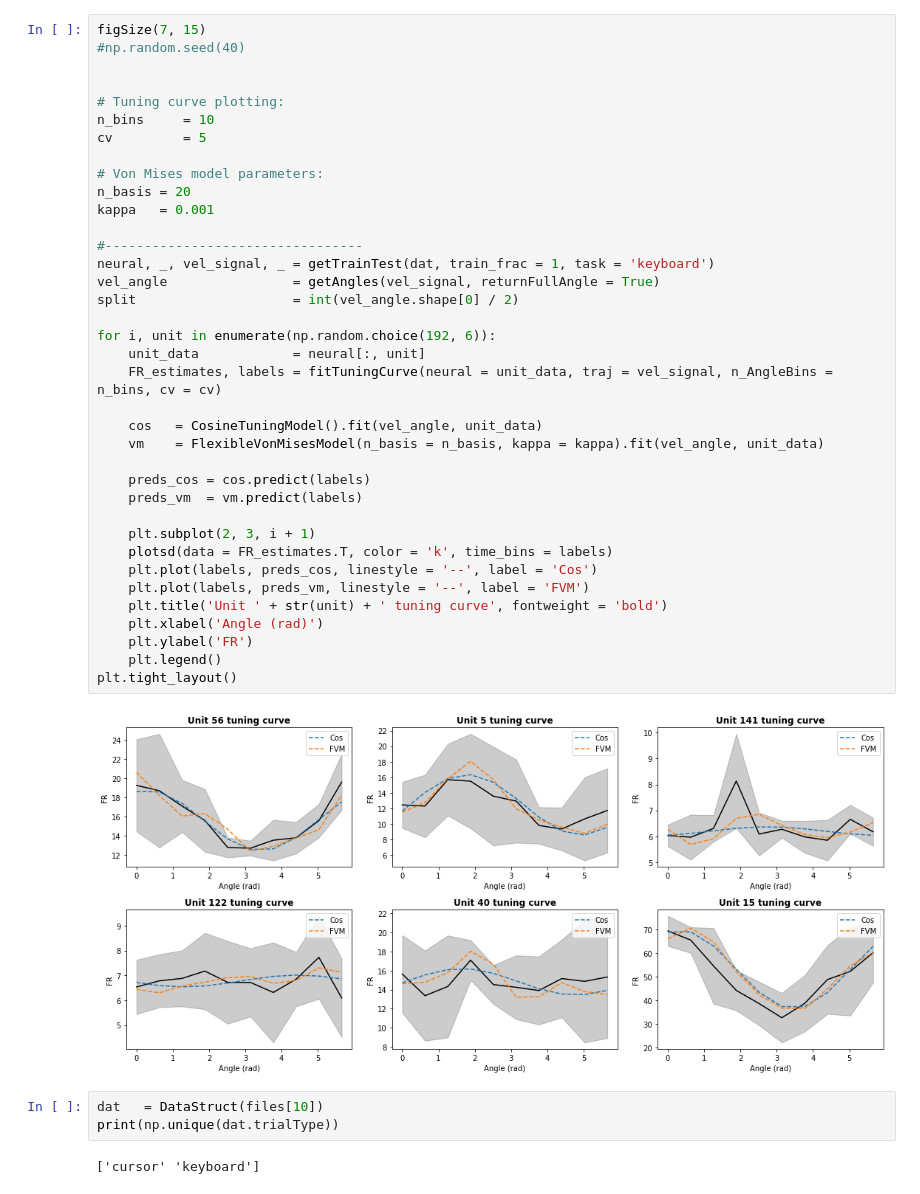
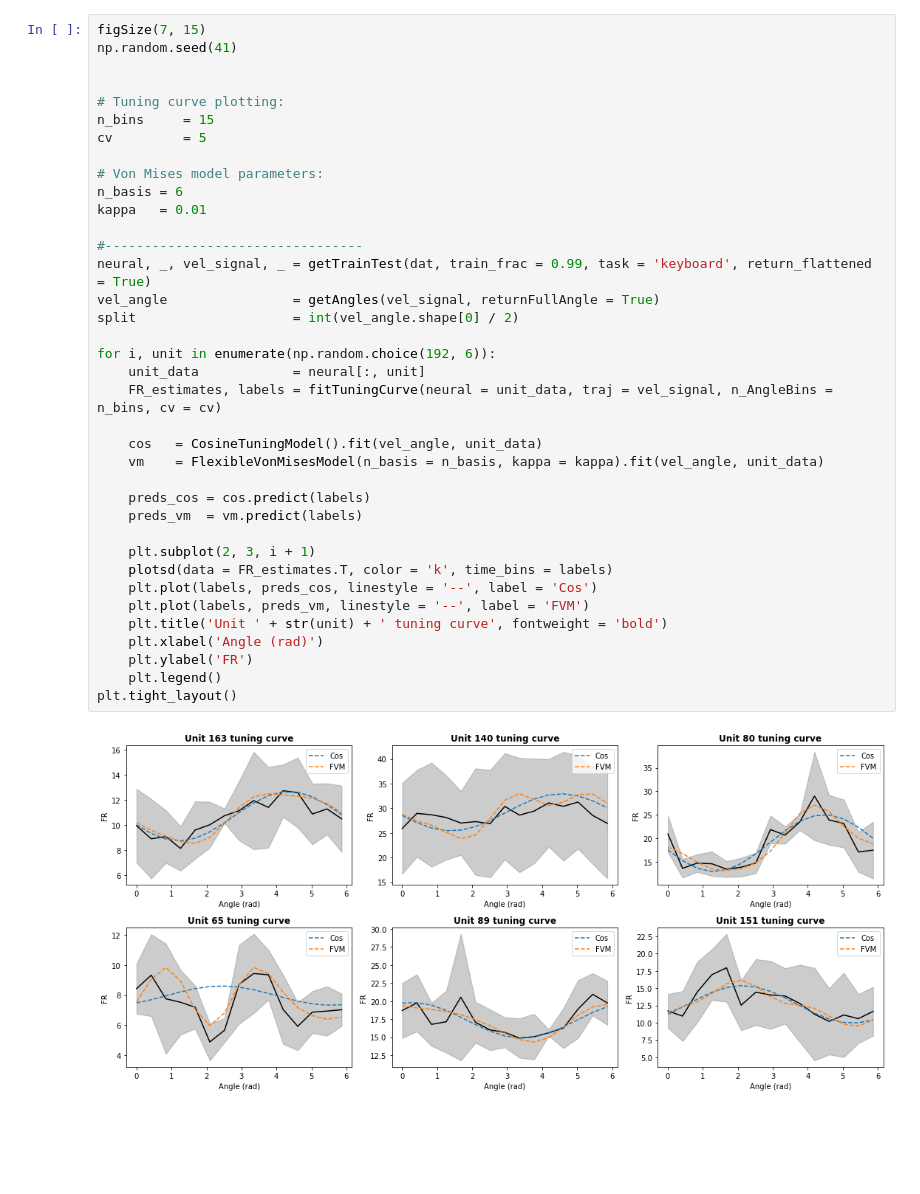
Before and after one commit to guyhwilson/nonstationarities, a Jupyter notebook: code/PDs_FlexibleVonMises.ipynb, the cells around one changed output. Saved outputs shown, nothing was run; the diff lists cells and outputs as text; blank space fills up the shorter version.

```diff
--- a/code/PDs_FlexibleVonMises.ipynb
+++ b/code/PDs_FlexibleVonMises.ipynb
@@ -24,48 +27,43 @@ The autoreload extension is already loaded. To reload it, use:
   %reload_ext autoreload
 # %%
 figSize(7, 15)
-#np.random.seed(40)
+np.random.seed(41)
 
 
 # Tuning curve plotting:
-n_bins     = 10
+n_bins     = 15
 cv         = 5
 
 # Von Mises model parameters:
-n_basis = 20
-kappa   = 0.001
+n_basis = 6
+kappa   = 0.01
 
 #---------------------------------
-neural, _, vel_signal, _ = getTrainTest(dat, train_frac = 1, task = 'keyboard')
+neural, _, vel_signal, _ = getTrainTest(dat, train_frac = 0.99, task = 'keyboard', return_flattened = True)
 vel_angle                = getAngles(vel_signal, returnFullAngle = True)
 split                    = int(vel_angle.shape[0] / 2)
 
 for i, unit in enumerate(np.random.choice(192, 6)):
     unit_data            = neural[:, unit]
     FR_estimates, labels = fitTuningCurve(neural = unit_data, traj = vel_signal, n_AngleBins = n_bins, cv = cv)
 
     cos   = CosineTuningModel().fit(vel_angle, unit_data)
     vm    = FlexibleVonMisesModel(n_basis = n_basis, kappa = kappa).fit(vel_angle, unit_data)
 
     preds_cos = cos.predict(labels)
     preds_vm  = vm.predict(labels)
 
     plt.subplot(2, 3, i + 1)
     plotsd(data = FR_estimates.T, color = 'k', time_bins = labels)
     plt.plot(labels, preds_cos, linestyle = '--', label = 'Cos')
     plt.plot(labels, preds_vm, linestyle = '--', label = 'FVM')
     plt.title('Unit ' + str(unit) + ' tuning curve', fontweight = 'bold')
     plt.xlabel('Angle (rad)')
     plt.ylabel('FR')
     plt.legend()
 plt.tight_layout()
 # %% [output]
-[figure, old version]
+[figure, new version]
-# %%
-dat   = DataStruct(files[10])
-print(np.unique(dat.trialType))
-# %% [output]
-['cursor' 'keyboard']
 # %%
 from scipy.ndimage import gaussian_filter1d
 
```
Also changed, not shown: parts of 10 cells of this notebook, 30 other files.
